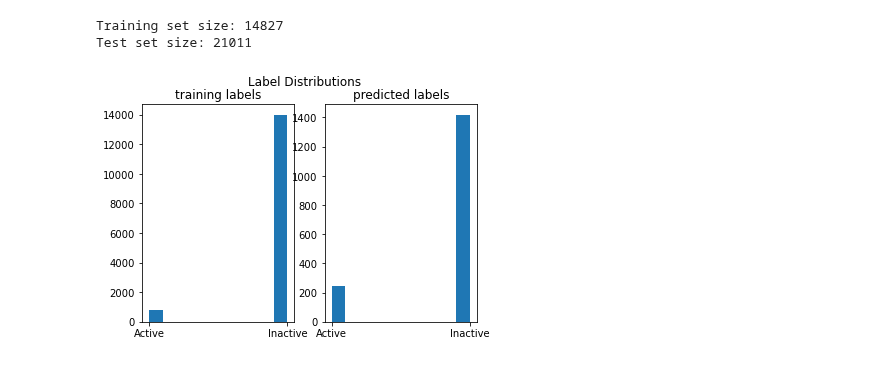
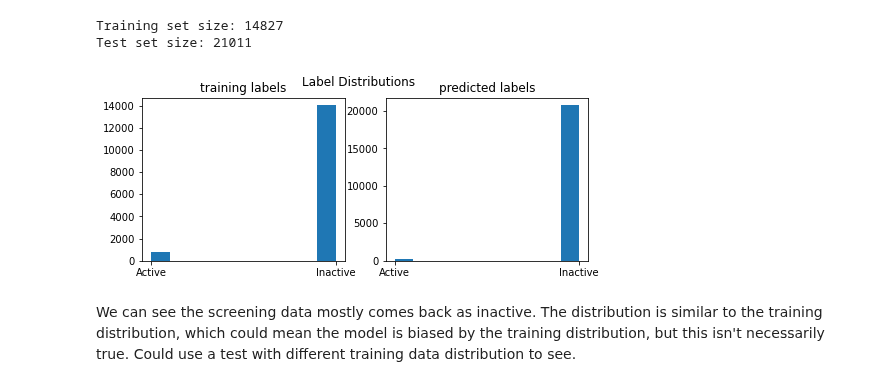
Before and after one commit to srensi/tmprss2, a Jupyter notebook: notebooks/knn.ipynb, the cells around one changed output. Cells and saved outputs as stored; diff of their text form; code cells hidden in the pictures.

```diff
--- a/notebooks/knn.ipynb
+++ b/notebooks/knn.ipynb
@@ -43,24 +43,24 @@ dcm_hist = plt.hist(y_dcm)
 # %% [markdown]
 ### Validation
 # %%
-# make a test set out of some of the assays and some of the dcm
-percent_test_assays = .3  # Make the test set a bit less skewed than the train set
+# make a validation set out of some of the assays and some of the dcm
+percent_test_assays = .3  # Make the val set a bit less skewed than the train set
 percent_test_dcm = .1    #
-random_state = 3 # for reproducibility of train/test split
+random_state = 3 # for reproducibility of train/val split
 
-train_X_assays, test_X_assays, train_y_assays, test_y_assays = train_test_split(X_assays, y_assays, test_size=percent_test_assays, random_state=random_state)
-train_X_dcm, test_X_dcm, train_y_dcm, test_y_dcm = train_test_split(X_dcm, y_dcm, test_size=percent_test_dcm, random_state=random_state)
+train_X_assays, val_X_assays, train_y_assays, test_y_assays = train_test_split(X_assays, y_assays, test_size=percent_test_assays, random_state=random_state)
+train_X_dcm, val_X_dcm, train_y_dcm, test_y_dcm = train_test_split(X_dcm, y_dcm, test_size=percent_test_dcm, random_state=random_state)
 
 plt.figure()
 plt.bar(['assays', 'dcm'], [len(train_X_assays), len(train_X_dcm)])
 plt.title('training data')
 
 plt.figure()
-plt.bar(['assays', 'dcm'], [len(test_X_assays), len(test_X_dcm)])
-plt.title('test data')
+plt.bar(['assays', 'dcm'], [len(val_X_assays), len(val_X_dcm)])
+plt.title('val data')
 
 train_X = np.concatenate([train_X_assays, train_X_dcm], axis=0)
-test_X = np.concatenate([test_X_assays, test_X_dcm], axis=0)
+val_X = np.concatenate([val_X_assays, val_X_dcm], axis=0)
 train_y = np.concatenate([train_y_assays, train_y_dcm], axis=0)
 test_y = np.concatenate([test_y_assays, test_y_dcm], axis=0)
 # %% [output]
@@ -77,12 +77,12 @@ accuracies = []
 active_accuracies = []
 inactive_accuracies = []
 for k in tqdm(ks):
-    nbrs = KNeighborsClassifier(n_neighbors=k, algorithm='ball_tree')
+    nbrs = KNeighborsClassifier(n_neighbors=k, algorithm='ball_tree', weights='distance', n_jobs=32)
     nbrs.fit(train_X, train_y)
-    pred = nbrs.predict(test_X)
+    pred = nbrs.predict(val_X)
     accuracies.append(np.count_nonzero(pred == test_y) / len(test_y))
     if np.count_nonzero(test_y == 'Inactive') == 0:
-        inactive_accuracies.append(1)  # all inactive classifie correctly: vacuously true
+        inactive_accuracies.append(1)  # all inactive classified correctly: vacuously true
     else:
         inactive_accuracies.append(np.count_nonzero((pred == test_y) & (pred == 'Inactive')) / np.count_nonzero(test_y == 'Inactive'))
     if np.count_nonzero(test_y == 'Active') == 0:
@@ -124,9 +120,20 @@ pred = nbrs.predict(test_X)
+# %%
+nbrs = KNeighborsClassifier(n_neighbors=3, algorithm='ball_tree', weights='distance', n_jobs=32) # turns out it gets much faster with many jobs (even 8x more jobs than my laptop's 4 physical cores).  64 is slower than 32 though, overhead catches up I guess.
+nbrs.fit(train_X, train_y)
+
+# chunk the test set in order to get some sense of progress
+pred = []
+for test_chunk in tqdm(np.array_split(X_test, 100)):
+    pred.append(nbrs.predict(test_chunk))
+pred = np.concatenate(pred)
 # %%
-fig, ax = plt.subplots(1, 2)
+fig, ax = plt.subplots(1, 2, figsize=(8, 3))
 ax[0].hist(y_train)
 ax[0].set_title('training labels')
 ax[1].hist(pred)
 ax[1].set_title('predicted labels')
 t = plt.suptitle('Label Distributions')
 # %% [output]
-[figure, old version]
+[figure, new version]
+# %% [markdown]
+We can see the screening data mostly comes back as inactive.  The distribution is similar to the training distribution, which could mean the model is biased by the training distribution, but this isn't necessarily true.  Could use a test with different training data distribution to see.
```
Also changed, not shown: parts of 13 cells of this notebook.
